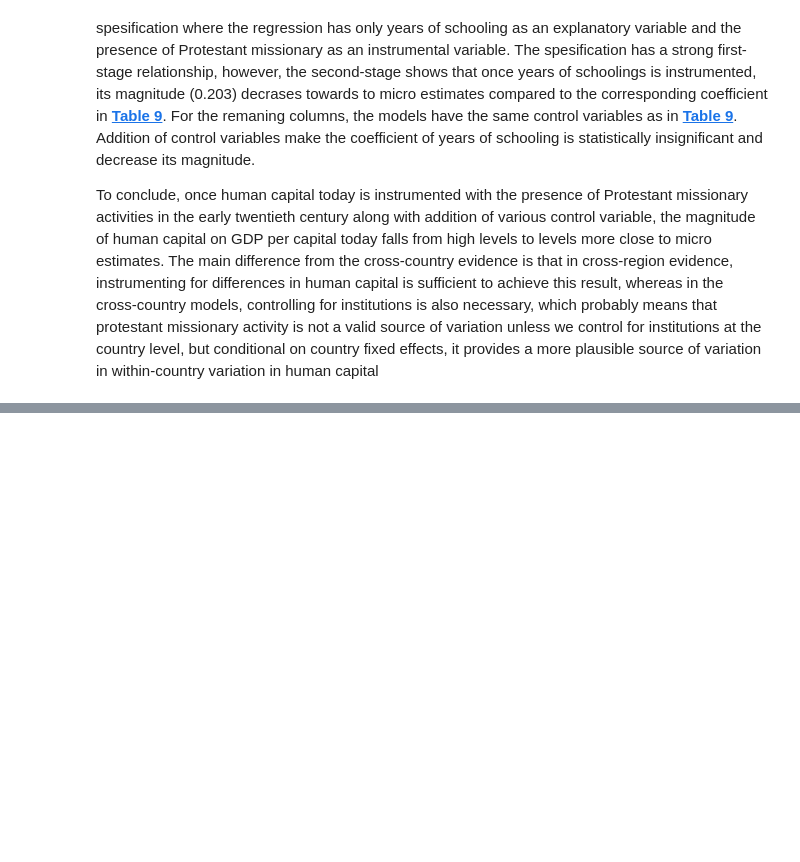
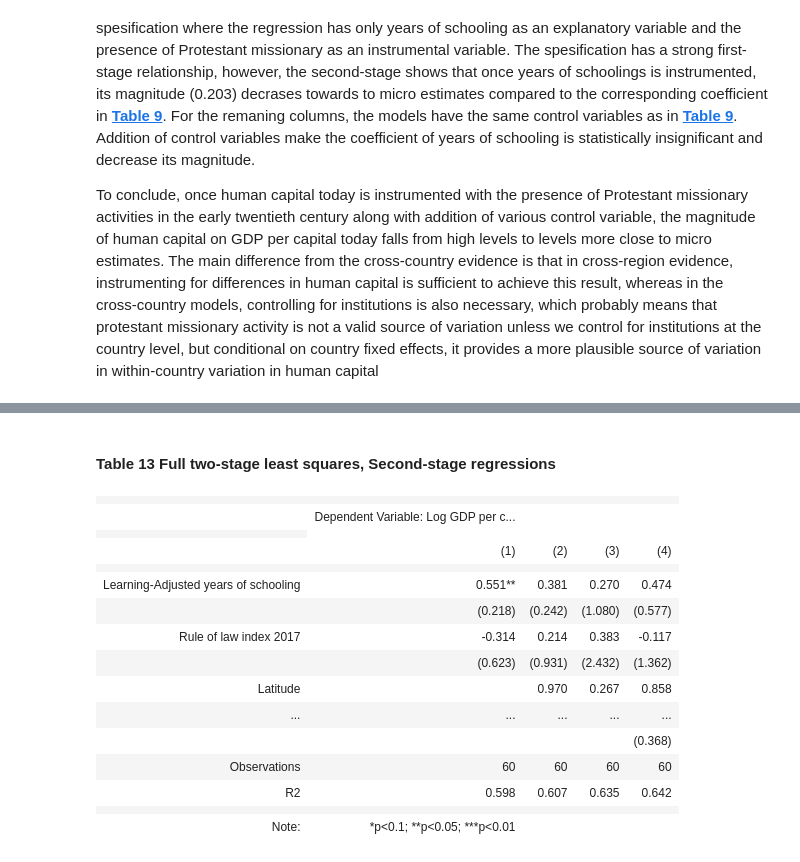
Before and after one commit to melih-damar/ose-data-science-course-project-melih-damar, a Jupyter notebook: Project_Melih_Damar.ipynb, the cells around one changed output, grey strips where cells are left out. Saved outputs shown, nothing was run; the diff lists cells and outputs as text; code cells hidden in the pictures; blank space fills up the shorter version.

```diff
--- a/Project_Melih_Damar.ipynb
+++ b/Project_Melih_Damar.ipynb
@@ -671,0 +756,21 @@ In this article, the authors revisit the idea of
+# %% [markdown]
+#### Table 13 Full two-stage least squares, Second-stage regressions <a class="anchor" id="table_13"></a>
+# %%
+get_table13(ext_data)
+# %% [output]
+|  |  |  |  |  |
+|  | Dependent Variable: Log GDP per c... |  |  |  |
+|  |
+|  | (1) | (2) | (3) | (4) |
+|  |  |  |  |  |
+| Learning-Adjusted years of schooling | 0.551** | 0.381 | 0.270 | 0.474 |
+|  | (0.218) | (0.242) | (1.080) | (0.577) |
+| Rule of law index 2017 | -0.314 | 0.214 | 0.383 | -0.117 |
+|  | (0.623) | (0.931) | (2.432) | (1.362) |
+| Latitude |  | 0.970 | 0.267 | 0.858 |
+| ... | ... | ... | ... | ... |
+|  |  |  |  | (0.368) |  |  |  |  |  |
+| Observations | 60 | 60 | 60 | 60 |
+| R2 | 0.598 | 0.607 | 0.635 | 0.642 |
+|  |  |  |  |  |
+| Note: | *p<0.1; **p<0.05; ***p<0.01 |  |  |  |
```
Also changed, not shown: parts of 49 cells of this notebook.
